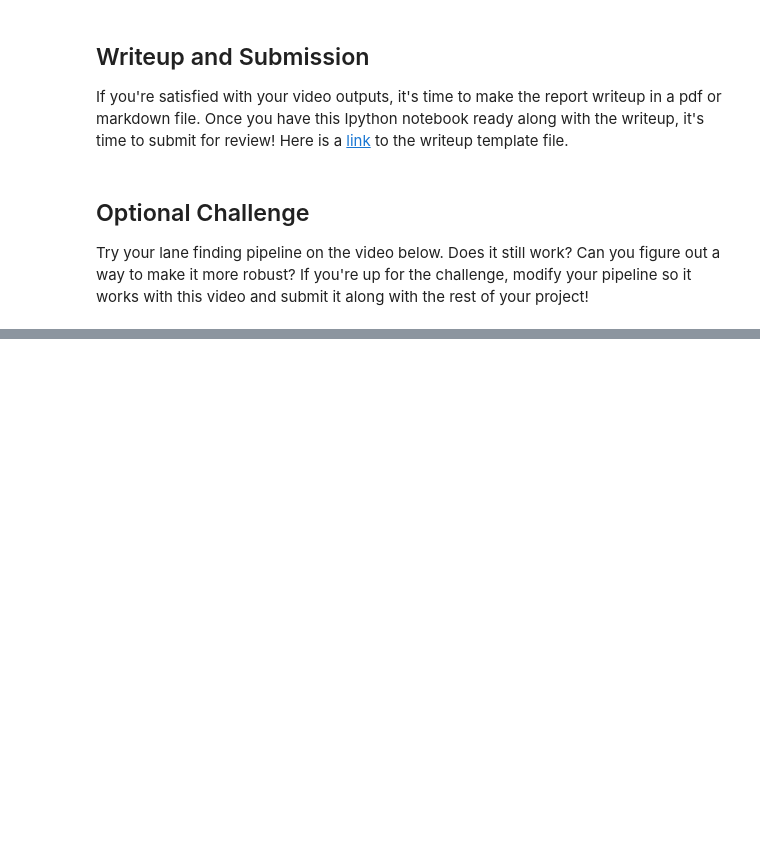
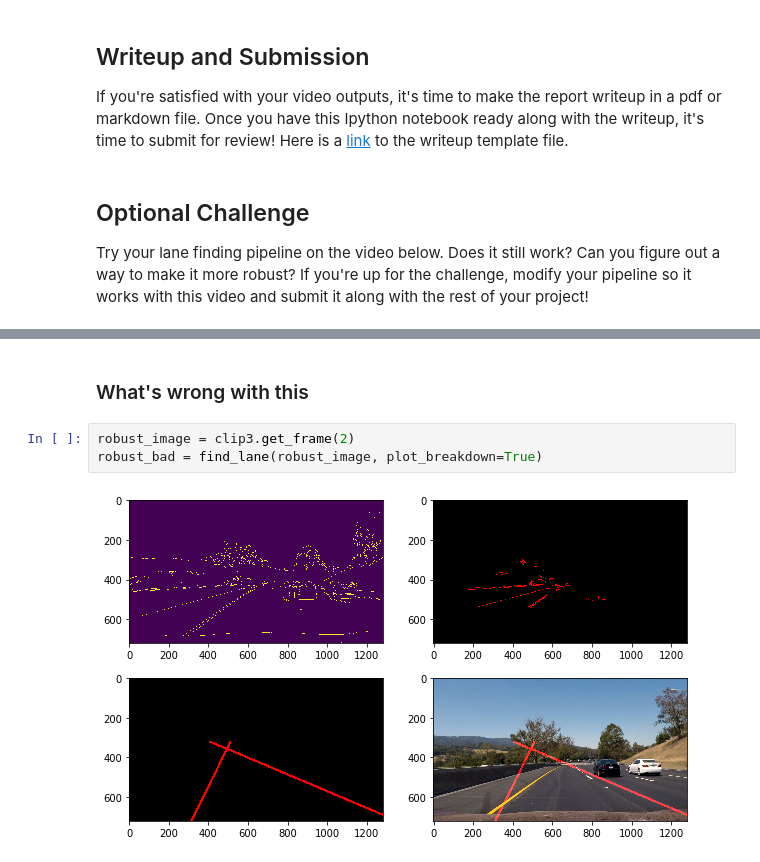
Before and after one commit to rednotion/find-lane-lines, a Jupyter notebook: P1.ipynb, the cells around one changed output, grey strips where cells are left out. Drawn from its saved outputs; the diff is of its cells as text; blank space fills up the shorter version.

```diff
--- a/P1.ipynb
+++ b/P1.ipynb
@@ -331,0 +462,7 @@ HTML("""
+# %% [markdown]
+### What's wrong with this
+# %%
+robust_image = clip3.get_frame(2)
+robust_bad = find_lane(robust_image, plot_breakdown=True)
+# %% [output]
+[figure, added]
```
Also changed, not shown: parts of 15 cells of this notebook, 3 other files.
